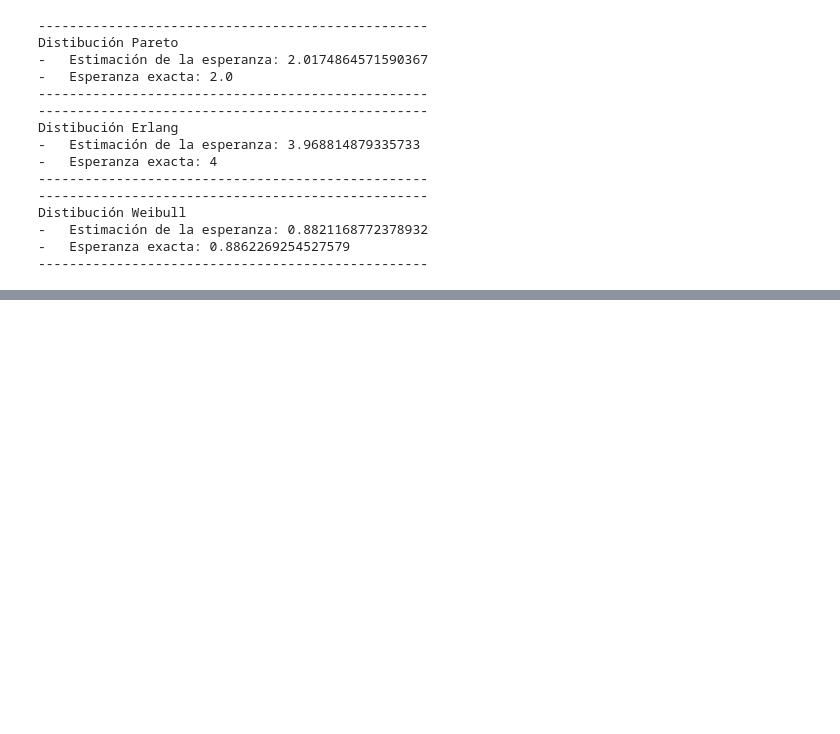
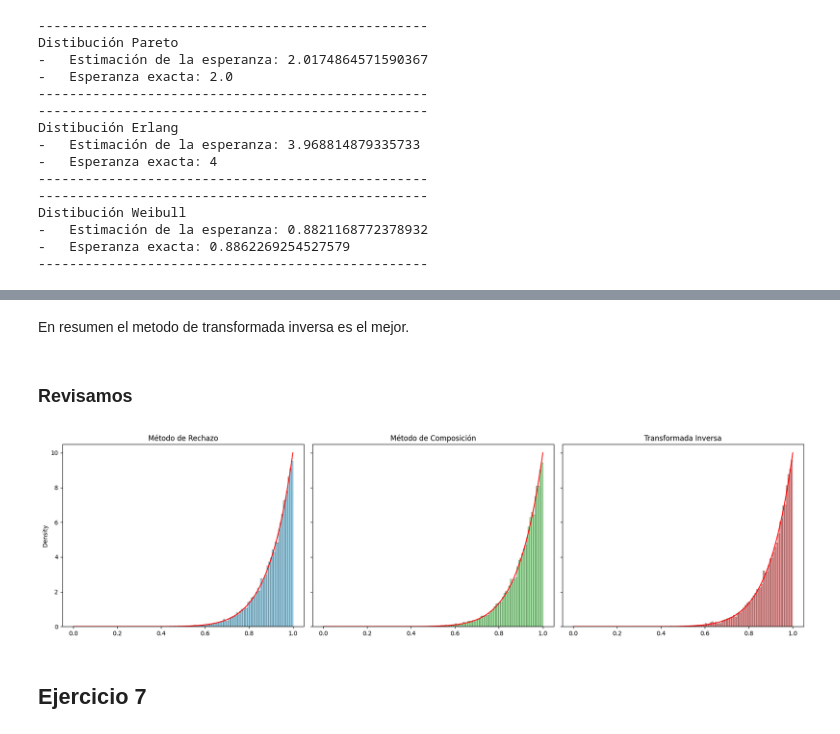
Before and after one commit to ramiro-l/ModelosYSimulacionFAMAF, a Jupyter notebook: Práctico5.ipynb, the cells around one changed output, grey strips where cells are left out. Cells and saved outputs as stored; diff of their text form; code cells hidden in the pictures; blank space fills up the shorter version.

```diff
--- a/Práctico5.ipynb
+++ b/Práctico5.ipynb
@@ -913,0 +1008,5 @@ Distibución Weibull
+# %%
+p_s = [0.5,0.3,0.2]
+metodos =[ lambda: exponencial(1/3), lambda: exponencial(1/5), lambda: exponencial(1/7)]
+
+va_Z = composicion(p_s, metodos)
@@ -913,0 +1223,8 @@ Distibución Weibull
+# %%
+from random import random
+from collections.abc import Callable
+
+def X_composicion_M(n:float) -> float:
+  if(n < 1): raise ValueError("n debe ser mayor o igual a 1")
+  valores = [random() for _ in range(n)]
+  return max(valores)
@@ -913,0 +1253,7 @@ Distibución Weibull
+# %%
+from random import random
+
+def X_tinv(n:float) -> float:
+  if(n < 1): raise ValueError("n debe ser mayor o igual a 1")
+  u = random()
+  return u**(1/n)
@@ -913,0 +1281,48 @@ Distibución Weibull
+# %% [markdown]
+En resumen el metodo de transformada inversa es el mejor.
+# %% [markdown]
+### Revisamos
+# %%
+import seaborn as sns
+import matplotlib.pyplot as plt
+import numpy as np
+
+n = 10
+def f(x):
+    return np.where(
+        (0 <= x) & (x <= 1),
+        n*x**(n-1),
+        0
+    )
+
+# Simulaciones
+n_sim = int(2e4)
+x = np.linspace(0, 1, 1000)
+samples_rechazo = np.array([X_metodo_rechazo(n) for _ in range(n_sim)])
+samples_compos = np.array([X_composicion_M(n) for _ in range(n_sim)])
+samples_inv = np.array([X_tinv(n) for _ in range(n_sim)])
+
+# Plot
+fig, axes = plt.subplots(1, 3, figsize=(18, 5), sharey=True)
+
+# Gráfico 1: Rechazo
+sns.histplot(samples_rechazo, stat='density', ax=axes[0], color='skyblue')
+axes[0].plot(x, f(x), color='red')
+axes[0].set_title("Método de Rechazo")
+
+# Gráfico 2: Composición
+sns.histplot(samples_compos, stat='density', ax=axes[1], color='lightgreen')
+axes[1].plot(x, f(x), color='red')
+axes[1].set_title("Método de Composición")
+
+# Gráfico 3: Transformada Inversa
+sns.histplot(samples_inv, stat='density', ax=axes[2], color='lightcoral')
+axes[2].plot(x, f(x), color='red')
+axes[2].set_title("Transformada Inversa")
+
+plt.tight_layout()
+plt.show()
+# %% [output]
+[figure, added]
+# %% [markdown]
+## Ejercicio 7
```
Also changed, not shown: parts of 79 cells of this notebook.
